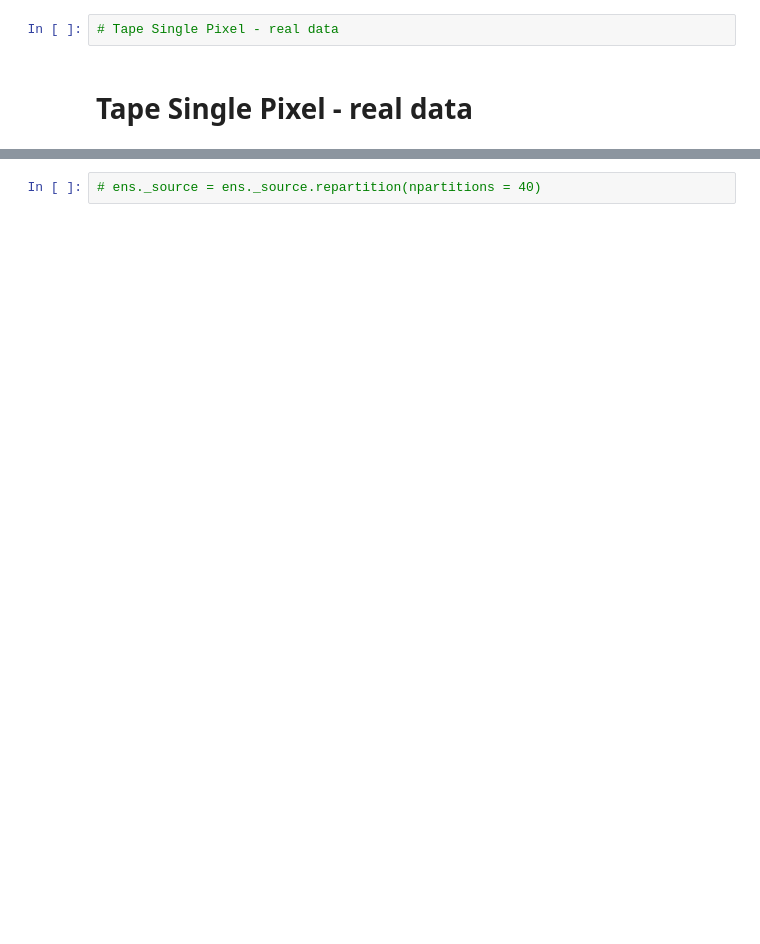
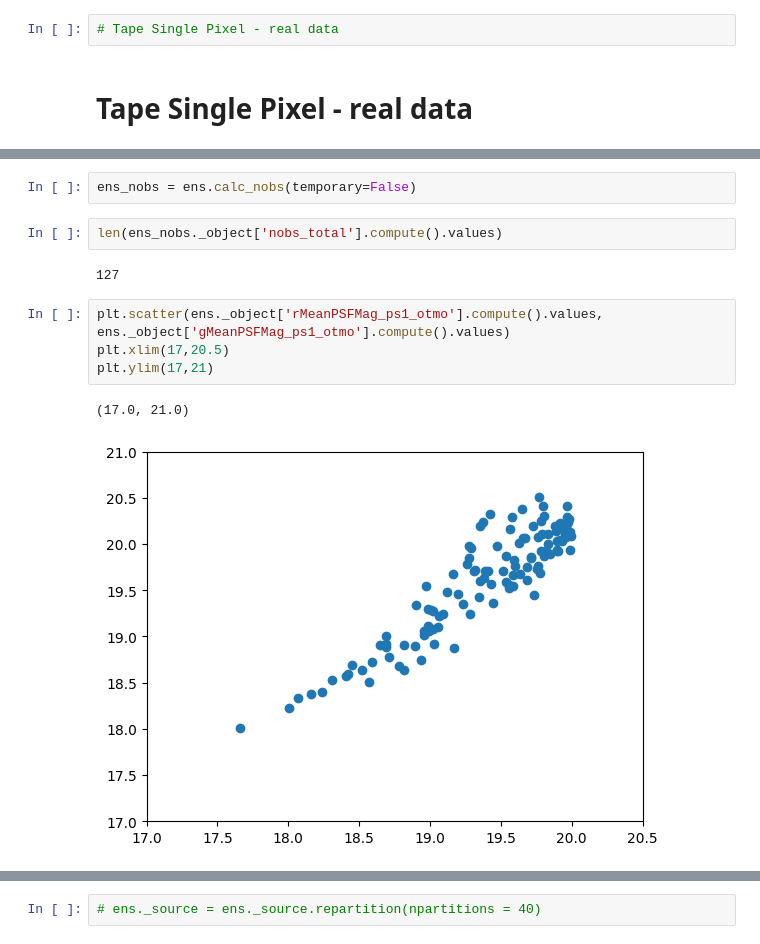
Before and after one commit to lincc-frameworks/notebooks_lf, a Jupyter notebook: PeriodDrw/Fit.ipynb, the cells around one changed output, grey strips where cells are left out. Cells and saved outputs as stored; diff of their text form; blank space fills up the shorter version.

```diff
--- a/PeriodDrw/Fit.ipynb
+++ b/PeriodDrw/Fit.ipynb
@@ -91,0 +110,13 @@ Dask Name: query, 3 graph layers
+# %%
+ens_nobs = ens.calc_nobs(temporary=False)
+# %%
+len(ens_nobs._object['nobs_total'].compute().values)
+# %% [output]
+127
+# %%
+plt.scatter(ens._object['rMeanPSFMag_ps1_otmo'].compute().values, ens._object['gMeanPSFMag_ps1_otmo'].compute().values)
+plt.xlim(17,20.5)
+plt.ylim(17,21)
+# %% [output]
+(17.0, 21.0)
+[figure, added]
```
Also changed, not shown: parts of 10 cells of this notebook.
